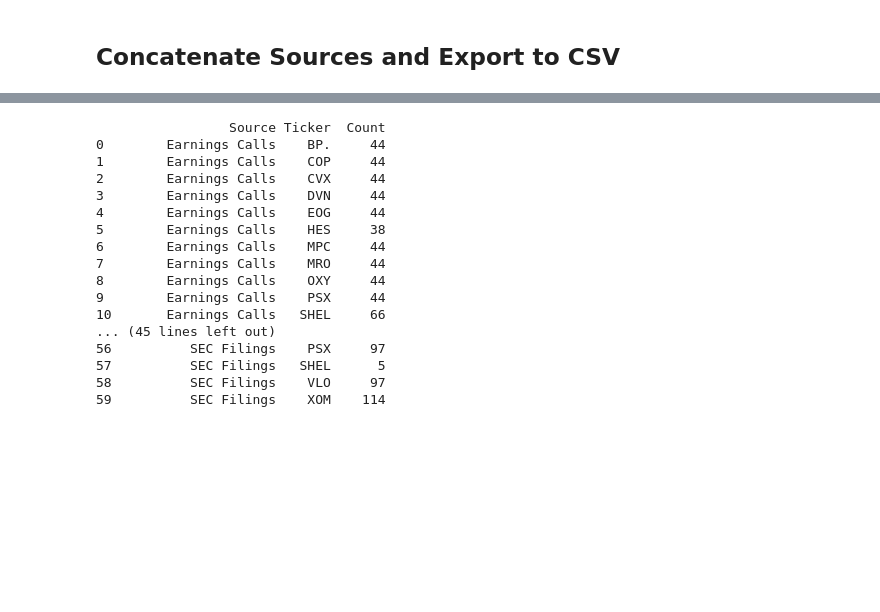
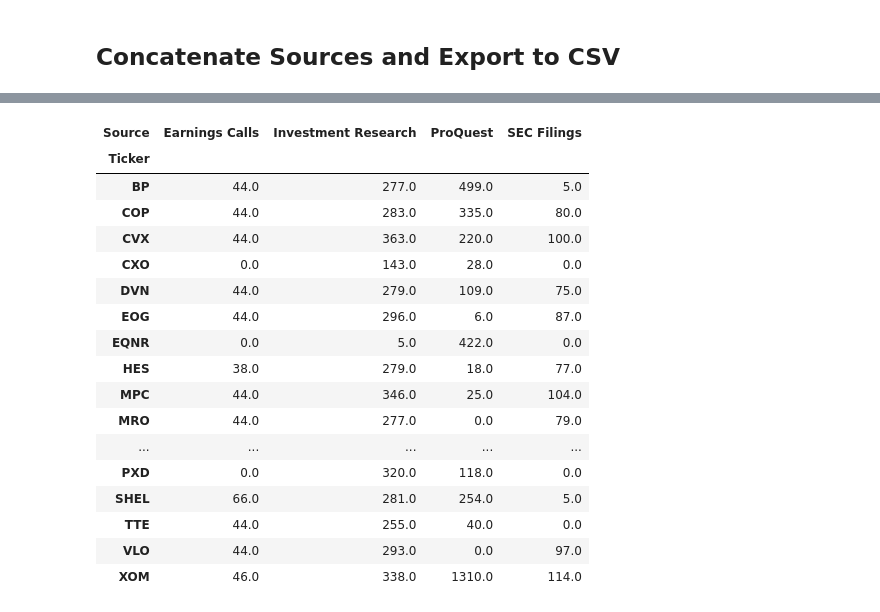
Before and after one commit to Kussil/Financial_Sentiment_LLM, a Jupyter notebook: 02_Cleaned_Data/Text_Preprocessing.ipynb, the cells around one changed output, grey strips where cells are left out. Saved outputs shown, nothing was run; the diff lists cells and outputs as text; code cells hidden in the pictures; blank space fills up the shorter version.

```diff
--- a/02_Cleaned_Data/Text_Preprocessing.ipynb
+++ b/02_Cleaned_Data/Text_Preprocessing.ipynb
@@ -26,7 +26,7 @@ Updating files: 100% (1080/1080), done.
 # %%
 # Import csvs
 invest_df1 = pd.read_csv('CVX_Rice_project/01_Raw_Data/Investment_Research_ALLV2_Final_Trimmed_1.csv')
-invest_df2 = pd.read_csv('CVX_Rice_project/01_Raw_Data/Investment_Research_ALLV2_Final_Trimmed_1.csv')
+invest_df2 = pd.read_csv('CVX_Rice_project/01_Raw_Data/Investment_Research_ALLV2_Final_Trimmed_2.csv')
 invest_df = pd.concat([invest_df1, invest_df2], axis=0, ignore_index=True)
 
 # Rename drop, and reorder columns
@@ -35,6 +35,10 @@ invest_df = invest_df.drop(['Contributor', 'Date/Time'], axis=1)
 invest_df['Source'] = 'Investment Research'
 new_order = ['Source', 'Unique_ID', 'Ticker', 'Date', 'Article Headline', 'Article Text', 'URL']
 invest_df = invest_df.reindex(columns=new_order)
+
+# Remove periods and trim whitespace
+invest_df['Ticker'] = invest_df['Ticker'].str.replace('.', '', regex=False).str.strip()
+
 display(invest_df.shape)
 display(invest_df.head())
 # %% [output]
@@ -71,6 +75,12 @@ proquest_df = proquest_df.rename(columns={'Title': 'Article Headline', 'Full Art
 proquest_df['Source'] = 'ProQuest'
 proquest_df = proquest_df.reindex(columns=new_order)
 
+# Replace TTL with TTE
+proquest_df['Ticker'] = proquest_df['Ticker'].str.replace('TTL', 'TTE')
+
+# Remove periods and trim whitespace
+proquest_df['Ticker'] = proquest_df['Ticker'].str.replace('.', '', regex=False).str.strip()
+
 display(proquest_df.head())
 # %% [output]
 (261, 6)
@@ -190,6 +200,10 @@ sec_df = pd.read_csv('CVX_Rice_project/01_Raw_Data/SEC_filings.csv')
 sec_df = sec_df.rename(columns={'AccessionNumber': 'Unique_ID', 'Form': 'Article Headline', 'Text': 'Article Text'})
 sec_df['Source'] = 'SEC Filings'
 sec_df = sec_df.reindex(columns=new_order)
+
+# Remove periods and trim whitespace
+sec_df['Ticker'] = sec_df['Ticker'].str.replace('.', '', regex=False).str.strip()
+
 display(sec_df.shape)
 display(sec_df.head())
 # %% [output]
@@ -213,6 +227,11 @@ earnings_presentations = pd.concat([earnings1, earnings2, earnings3], axis=0, ig
 earnings_qa = earnings_presentations.copy()
 earnings_presentations = earnings_presentations.drop(['Question and Answer Text'], axis=1)
 earnings_qa = earnings_qa.drop(['Presentation Text'], axis=1)
+
+# Remove periods and trim whitespace
+earnings_presentations['Ticker'] = earnings_presentations['Ticker'].str.replace('.', '', regex=False).str.strip()
+earnings_qa['Ticker'] = earnings_qa['Ticker'].str.replace('.', '', regex=False).str.strip()
+
 display(earnings_presentations.head(1))
 display(earnings_qa.head(1))
 # %% [output]
@@ -278,25 +297,28 @@ display(text_df.tail())
 # %%
 # Get a count of articles by source and ticker
 grouped_counts = text_df.groupby(['Source', 'Ticker']).size().reset_index(name='Count')
-print(grouped_counts)
+pivot_df = grouped_counts.pivot(index='Ticker', columns='Source', values='Count')
+pivot_df = pivot_df.fillna(0)
+display(pivot_df)
 # %% [output]
-                 Source Ticker  Count
-0        Earnings Calls    BP.     44
-1        Earnings Calls    COP     44
-2        Earnings Calls    CVX     44
-3        Earnings Calls    DVN     44
-4        Earnings Calls    EOG     44
-5        Earnings Calls    HES     38
-6        Earnings Calls    MPC     44
-7        Earnings Calls    MRO     44
-8        Earnings Calls    OXY     44
-9        Earnings Calls    PSX     44
-10       Earnings Calls   SHEL     66
-... (45 lines left out)
-56          SEC Filings    PSX     97
-57          SEC Filings   SHEL      5
-58          SEC Filings    VLO     97
-59          SEC Filings    XOM    114
+| Source | Earnings Calls | Investment Research | ProQuest | SEC Filings |
+| Ticker |  |  |  |  |
+| BP | 44.0 | 277.0 | 499.0 | 5.0 |
+| COP | 44.0 | 283.0 | 335.0 | 80.0 |
+| CVX | 44.0 | 363.0 | 220.0 | 100.0 |
+| CXO | 0.0 | 143.0 | 28.0 | 0.0 |
+| DVN | 44.0 | 279.0 | 109.0 | 75.0 |
+| EOG | 44.0 | 296.0 | 6.0 | 87.0 |
+| EQNR | 0.0 | 5.0 | 422.0 | 0.0 |
+| HES | 38.0 | 279.0 | 18.0 | 77.0 |
+| MPC | 44.0 | 346.0 | 25.0 | 104.0 |
+| MRO | 44.0 | 277.0 | 0.0 | 79.0 |
+| ... | ... | ... | ... | ... |
+| PXD | 0.0 | 320.0 | 118.0 | 0.0 |
+| SHEL | 66.0 | 281.0 | 254.0 | 5.0 |
+| TTE | 44.0 | 255.0 | 40.0 | 0.0 |
+| VLO | 44.0 | 293.0 | 0.0 | 97.0 |
+| XOM | 46.0 | 338.0 | 1310.0 | 114.0 |
 # %%
 # Export as CSV
 # Note the consolidated file is too big now, will need to be consolidated in a df when used
```
Also changed, not shown: parts of 1 cell of this notebook.
